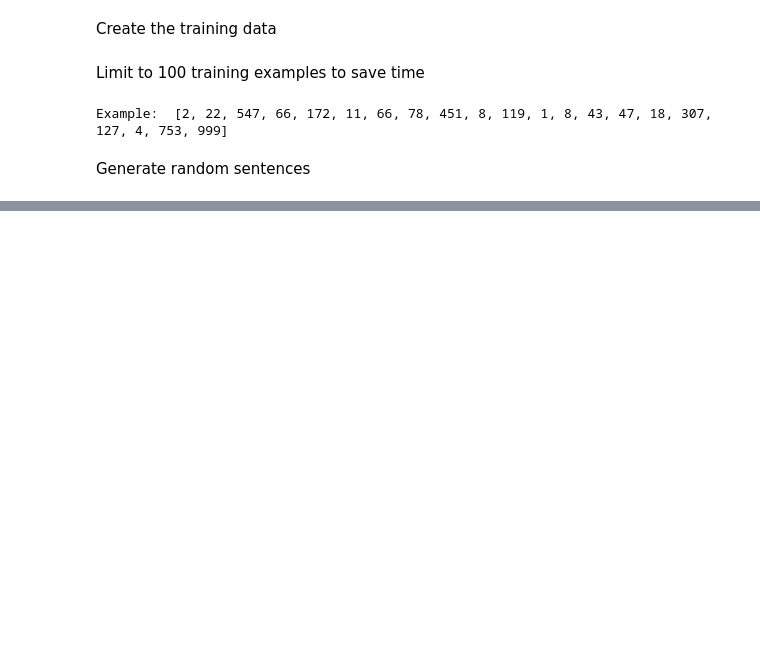
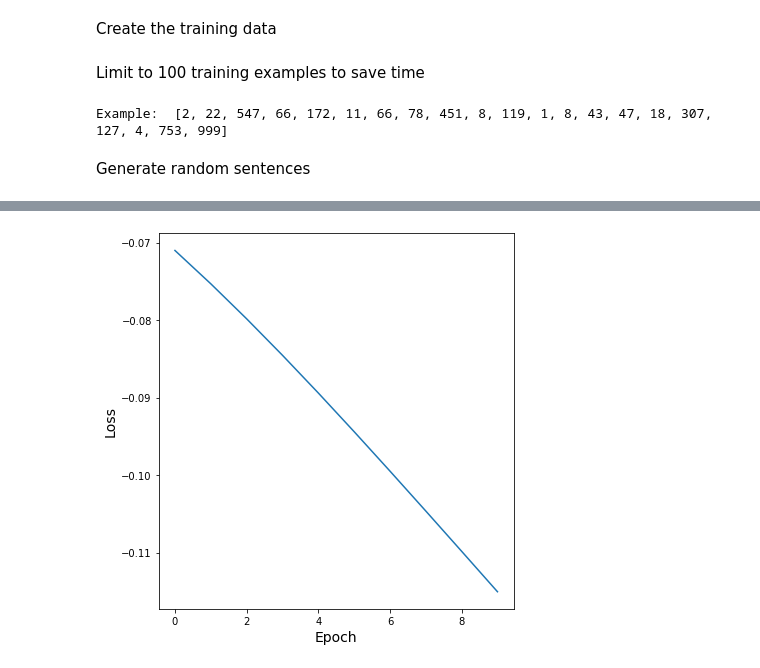
Before and after one commit to adammoss/MLiS2, a Jupyter notebook: examples/rnn/rnn.ipynb, the cells around one changed output, grey strips where cells are left out. Drawn from its saved outputs; the diff is of its cells as text; code cells hidden in the pictures; blank space fills up the shorter version.

```diff
--- a/examples/rnn/rnn.ipynb
+++ b/examples/rnn/rnn.ipynb
@@ -210,9 +210,3 @@ for i in range(10):
 ['SENTENCE_START', 'within', 'criterion', 'algorithm', 'a', 'biases', 'batch', 'definition', 'basis', 'predict', 'artificial', 'expression', 'above', 'density', '...', 'allows', 'user', 'component', ' ...
 ['SENTENCE_START', 'in', 'three', 'functions', 'wide', 'what', 'running', 'higher', 'properties', 'implement', 'sharing', 'set', 'better', 'identity', 'processing', 'at', 'know', 'analysis', 'efficien ...
 ['SENTENCE_START', '2', 'rate', 'new', 'almost', 'numerical', 'nodes', 'specialized', 'hyperparameters', 'addition', 'search', 'sign', 'length', 'related', 'where', 'complete', 'likelihood', 'likeliho ...
-# %%
-total_loss = 0
-for i in range(len(X_train)):
-  total_loss += model.loss(X_train[i], Y_train[i])
-total_loss = total_loss / len(X_train)
-print("Loss ", total_loss)
@@ -224,11 +216,12 @@ learning_rate = 0.1
 # %%
 loss_history = []
 for epoch in range(num_epochs):
-  total_loss = 0
+  loss = 0
   for i in range(len(X_train)):
-    total_loss += model.loss(X_train[i], Y_train[i])
-  total_loss = total_loss / len(X_train)
-  print("Loss ", total_loss)
+    loss += model.loss(X_train[i], Y_train[i])
+  loss = loss / len(X_train)
+  print("Epoch {0} Loss {1}".format(epoch , loss))
+  loss_history.append(loss)
   for i in range(len(X_train)):
-    model.step(X_train[i], Y_train[i])
+    model.step(X_train[i], Y_train[i], learning_rate=learning_rate)
 # %% [output]
@@ -244,0 +238,10 @@ Loss  -0.04026178994334318
+# %%
+plt.figure(figsize=(6, 6))
+ax = plt.subplot(1, 1, 1)
+ax.plot(loss_history[:])
+ax.set_xlabel('Epoch', fontsize=14)
+ax.set_ylabel('Loss', fontsize=14)
+plt.tight_layout()
+plt.show()
+# %% [output]
+[figure, added]
```
Also changed, not shown: parts of 3 cells of this notebook.
